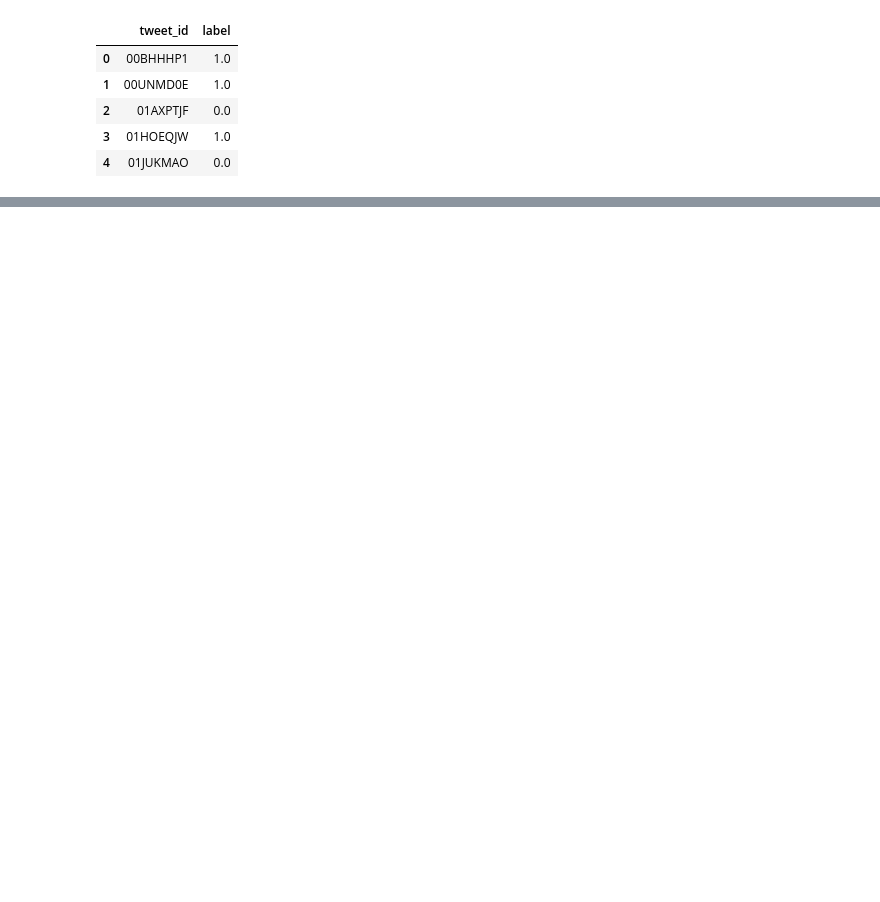
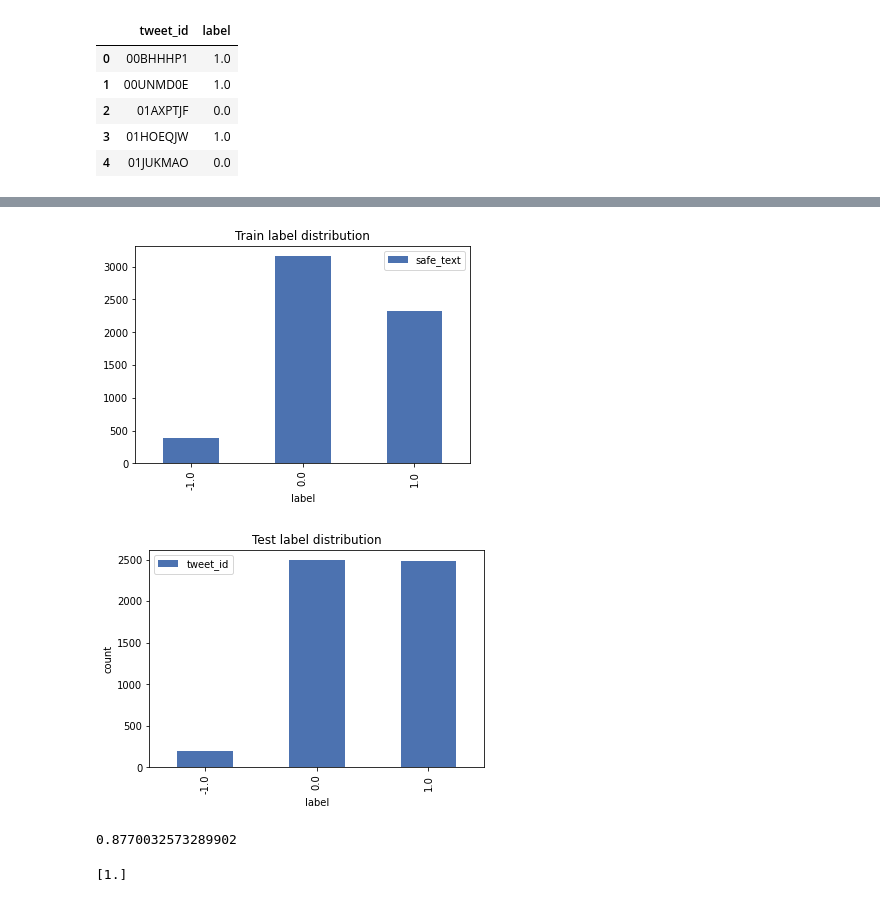
Before and after one commit to monicafar147/To-vaccinate-or-not-, a Jupyter notebook: main.ipynb, the cells around one changed output, grey strips where cells are left out. Cells and saved outputs as stored; diff of their text form; code cells hidden in the pictures; blank space fills up the shorter version.

Commit message:
added text tester

```diff
--- a/main.ipynb
+++ b/main.ipynb
@@ -454,7 +459,7 @@ X = data['cleaned'].values
 y = data['label'].values
 # %%
 # Splitting the labels and fetures into training and testing sets
-X_train, X_test, y_train, y_test = train_test_split(X, y, test_size=0.05,random_state=42,stratify=y)
+X_train, X_test, y_train, y_test = train_test_split(X, y, test_size=0.02,random_state=42,stratify=y)
 # %%
 from sklearn.pipeline import Pipeline
 from sklearn.feature_extraction.text import TfidfVectorizer
@@ -495,0 +530,15 @@ submission.to_csv("monica_try.csv",index  = False)
+# %%
+train_labels = data[['label', 'safe_text',]].groupby('label').count()
+test_labels = submission[['label', 'tweet_id',]].groupby('label').count()
+# %%
+# Creating the plot
+train_labels.plot(kind='bar')
+plt.title('Train label distribution')
+test_labels.plot(kind='bar')
+plt.title('Test label distribution')
+plt.xlabel('label')
+plt.ylabel('count')
+plt.show()
+# %% [output]
+[figure, added]
+[figure, added]
@@ -495,0 +547,10 @@ submission.to_csv("monica_try.csv",index  = False)
+# %%
+print(cohen_kappa_score(y_test,y_pred_svc))
+# %% [output]
+0.8770032573289902
+# %%
+tweet = "vaccines give kids autism"
+input = clean_tweets(tweet)
+print(svc.predict([input]))
+# %% [output]
+[1.]
```
Also changed, not shown: parts of 15 cells of this notebook.
